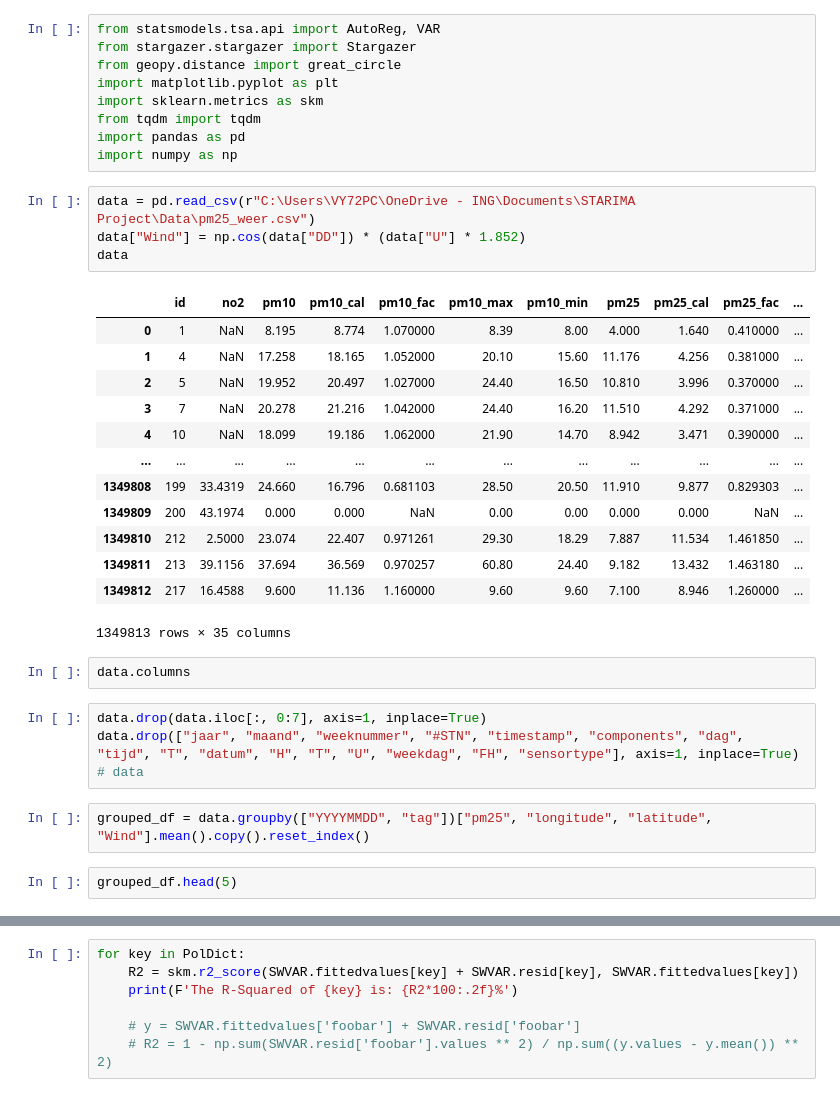
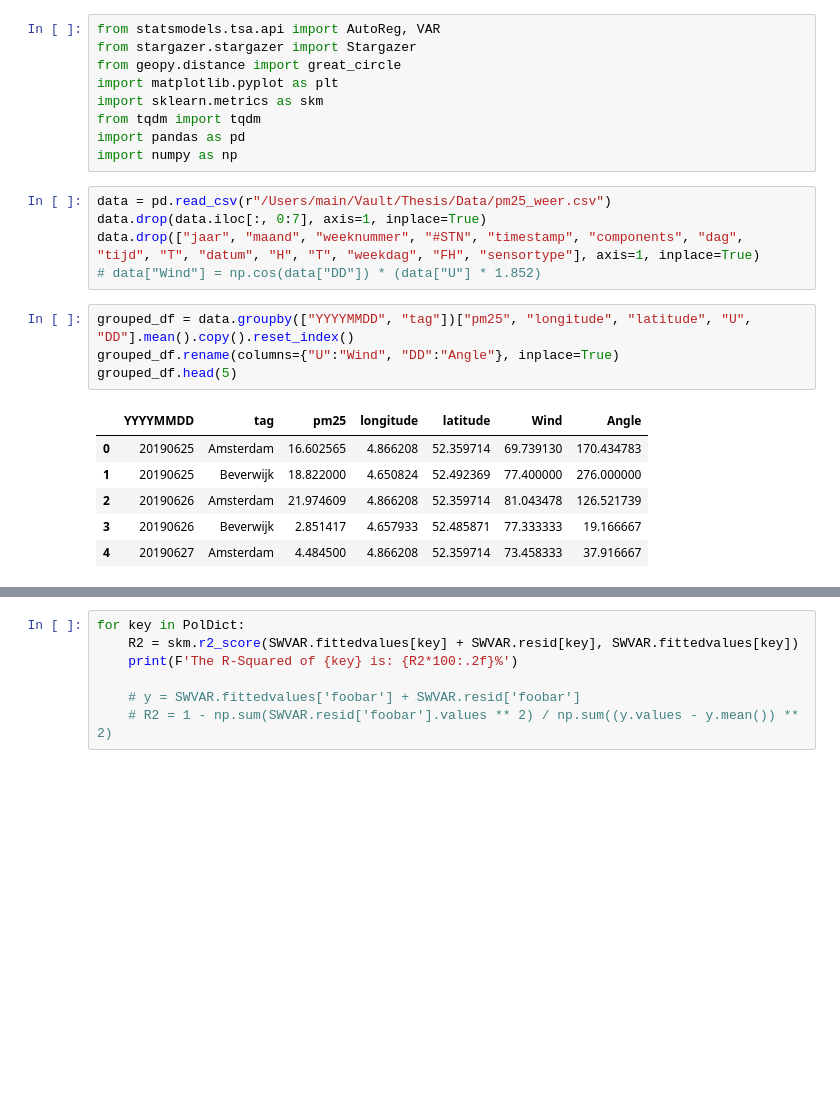
Before and after one commit to AGLamb/Thesis-Code, a Jupyter notebook: EDA.ipynb, the cells around one changed output, grey strips where cells are left out. Drawn from its saved outputs; the diff is of its cells as text; blank space fills up the shorter version.

```diff
--- a/EDA.ipynb
+++ b/EDA.ipynb
@@ -7,34 +7,22 @@ import sklearn.metrics as skm
 from tqdm import tqdm
 import pandas as pd
 import numpy as np
-# %%
-data = pd.read_csv(r"C:\Users\VY72PC\OneDrive - ING\Documents\STARIMA Project\Data\pm25_weer.csv")
-data["Wind"] = np.cos(data["DD"]) * (data["U"] * 1.852)
-data
-# %% [output]
-|  | id | no2 | pm10 | pm10_cal | pm10_fac | pm10_max | pm10_min | pm25 | pm25_cal | pm25_fac | ... |
-| 0 | 1 | NaN | 8.195 | 8.774 | 1.070000 | 8.39 | 8.00 | 4.000 | 1.640 | 0.410000 | ... |
-| 1 | 4 | NaN | 17.258 | 18.165 | 1.052000 | 20.10 | 15.60 | 11.176 | 4.256 | 0.381000 | ... |
-| 2 | 5 | NaN | 19.952 | 20.497 | 1.027000 | 24.40 | 16.50 | 10.810 | 3.996 | 0.370000 | ... |
-| 3 | 7 | NaN | 20.278 | 21.216 | 1.042000 | 24.40 | 16.20 | 11.510 | 4.292 | 0.371000 | ... |
-| 4 | 10 | NaN | 18.099 | 19.186 | 1.062000 | 21.90 | 14.70 | 8.942 | 3.471 | 0.390000 | ... |
-| ... | ... | ... | ... | ... | ... | ... | ... | ... | ... | ... | ... |
-| 1349808 | 199 | 33.4319 | 24.660 | 16.796 | 0.681103 | 28.50 | 20.50 | 11.910 | 9.877 | 0.829303 | ... |
-| 1349809 | 200 | 43.1974 | 0.000 | 0.000 | NaN | 0.00 | 0.00 | 0.000 | 0.000 | NaN | ... |
-| 1349810 | 212 | 2.5000 | 23.074 | 22.407 | 0.971261 | 29.30 | 18.29 | 7.887 | 11.534 | 1.461850 | ... |
-| 1349811 | 213 | 39.1156 | 37.694 | 36.569 | 0.970257 | 60.80 | 24.40 | 9.182 | 13.432 | 1.463180 | ... |
-| 1349812 | 217 | 16.4588 | 9.600 | 11.136 | 1.160000 | 9.60 | 9.60 | 7.100 | 8.946 | 1.260000 | ... |
-1349813 rows × 35 columns
-# %%
-data.columns
 # %%
+data = pd.read_csv(r"/Users/main/Vault/Thesis/Data/pm25_weer.csv")
 data.drop(data.iloc[:, 0:7], axis=1, inplace=True)
-data.drop(["jaar", "maand", "weeknummer", "#STN", "timestamp", "components", "dag", "tijd", "T", "datum", "H", "T", "U", "weekdag", "FH", "sensortype"], axis=1, inplace=True)
-# data
+data.drop(["jaar", "maand", "weeknummer", "#STN", "timestamp", "components", "dag", "tijd", "T", "datum", "H", "T", "weekdag", "FH", "sensortype"], axis=1, inplace=True)
+# data["Wind"] = np.cos(data["DD"]) * (data["U"] * 1.852)
 # %%
-grouped_df = data.groupby(["YYYYMMDD", "tag"])["pm25", "longitude", "latitude", "Wind"].mean().copy().reset_index()
+grouped_df = data.groupby(["YYYYMMDD", "tag"])["pm25", "longitude", "latitude", "U", "DD"].mean().copy().reset_index()
+grouped_df.rename(columns={"U":"Wind", "DD":"Angle"}, inplace=True)
+grouped_df.head(5)
+# %% [output]
+|  | YYYYMMDD | tag | pm25 | longitude | latitude | Wind | Angle |
+| 0 | 20190625 | Amsterdam | 16.602565 | 4.866208 | 52.359714 | 69.739130 | 170.434783 |
+| 1 | 20190625 | Beverwijk | 18.822000 | 4.650824 | 52.492369 | 77.400000 | 276.000000 |
+| 2 | 20190626 | Amsterdam | 21.974609 | 4.866208 | 52.359714 | 81.043478 | 126.521739 |
+| 3 | 20190626 | Beverwijk | 2.851417 | 4.657933 | 52.485871 | 77.333333 | 19.166667 |
+| 4 | 20190627 | Amsterdam | 4.484500 | 4.866208 | 52.359714 | 73.458333 | 37.916667 |
-# %%
-grouped_df.head(5)
 # %%
 Locations = grouped_df["tag"].unique()
 LocDict = dict()
```
Also changed, not shown: parts of 17 cells of this notebook.
